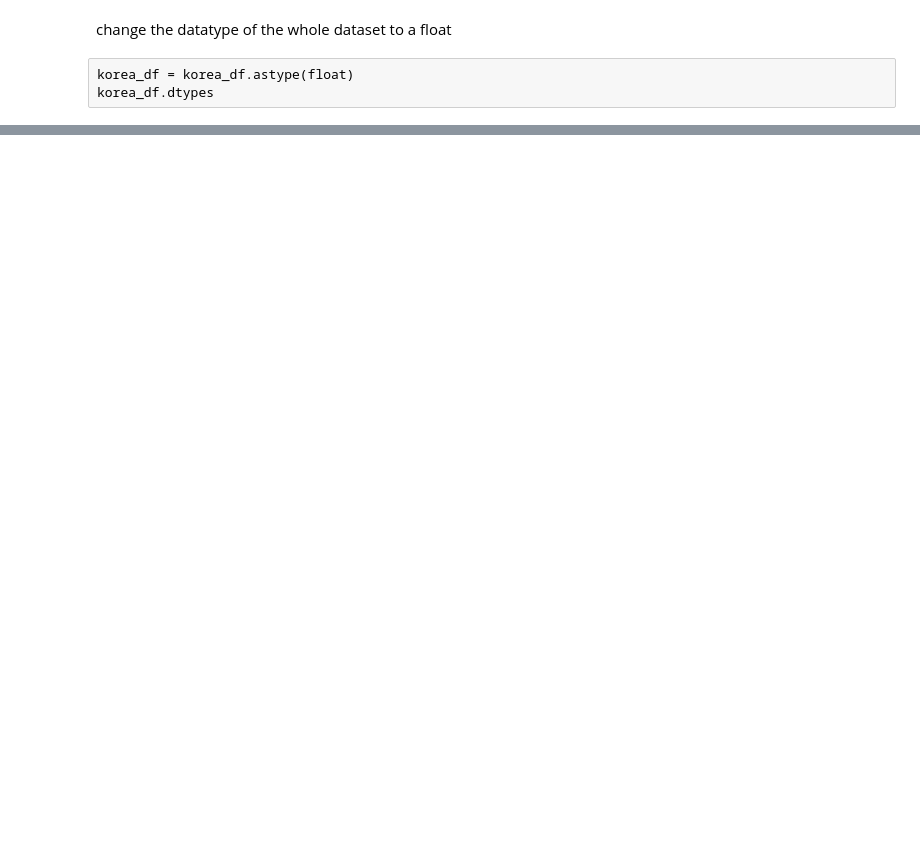
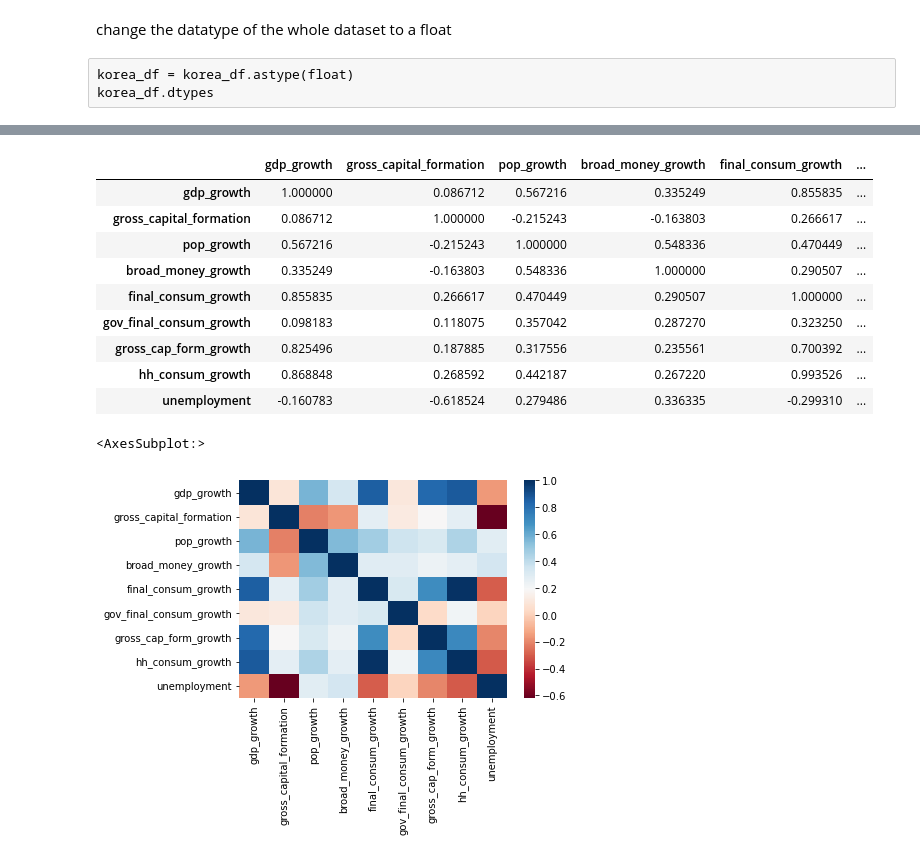
Before and after one commit to Ndaruga/Multiple-Linear-regression, a Jupyter notebook: multiple_linear_regression.ipynb, the cells around one changed output, grey strips where cells are left out. Cells and saved outputs as stored; diff of their text form; code cells hidden in the pictures; blank space fills up the shorter version.

Commit message:
correlation

```diff
--- a/multiple_linear_regression.ipynb
+++ b/multiple_linear_regression.ipynb
@@ -100,21 +86,0 @@ korea_df
-# %%
-# Renaming the column names to smaller values using
-column_names = {'Unemployment, total (% of total labor force) (national estimate)':'unemployment',
-                'GDP growth (annual %)': 'gdp_growth',
-                'Gross capital formation (% of GDP)':'gross_capital_formation',
-                'Population growth (annual %)':'pop_growth',
-                'Birth rate, crude (per 1,000 people)':'birth_rate',
-                'Broad money growth (annual %)':'broad_money_growth',
-                'Final consumption expenditure (% of GDP)':'final_consum_gdp',
-                'Final consumption expenditure (annual % growth)':'final_consum_growth',
-                'General government final consumption expenditure (annual % growth)':'gov_final_consum_growth',
-                'Gross capital formation (annual % growth)':'gross_cap_form_growth',
-                'Households and NPISHs Final consumption expenditure (annual % growth)':'hh_consum_growth'}
-
-#rename columns
-korea_df = korea_df.rename(columns = column_names)
-print('='*100)
-display(korea_df.isnull().any())
-
-print('='*100)
-display(korea_df.head())
@@ -141,0 +117,20 @@ dtype: bool
+# %%
+correlation = korea_df.corr()
+display(correlation)
+
+#plot the correlation on a heatmap
+heatmp = sn.heatmap(correlation, xticklabels = correlation.columns, yticklabels = correlation.columns, cmap = 'RdBu')
+display(heatmp)
+# %% [output]
+|  | gdp_growth | gross_capital_formation | pop_growth | broad_money_growth | final_consum_growth | ... |
+| gdp_growth | 1.000000 | 0.086712 | 0.567216 | 0.335249 | 0.855835 | ... |
+| gross_capital_formation | 0.086712 | 1.000000 | -0.215243 | -0.163803 | 0.266617 | ... |
+| pop_growth | 0.567216 | -0.215243 | 1.000000 | 0.548336 | 0.470449 | ... |
+| broad_money_growth | 0.335249 | -0.163803 | 0.548336 | 1.000000 | 0.290507 | ... |
+| final_consum_growth | 0.855835 | 0.266617 | 0.470449 | 0.290507 | 1.000000 | ... |
+| gov_final_consum_growth | 0.098183 | 0.118075 | 0.357042 | 0.287270 | 0.323250 | ... |
+| gross_cap_form_growth | 0.825496 | 0.187885 | 0.317556 | 0.235561 | 0.700392 | ... |
+| hh_consum_growth | 0.868848 | 0.268592 | 0.442187 | 0.267220 | 0.993526 | ... |
+| unemployment | -0.160783 | -0.618524 | 0.279486 | 0.336335 | -0.299310 | ... |
+<AxesSubplot:>
+[figure, added]
```
Also changed, not shown: parts of 3 cells of this notebook.
